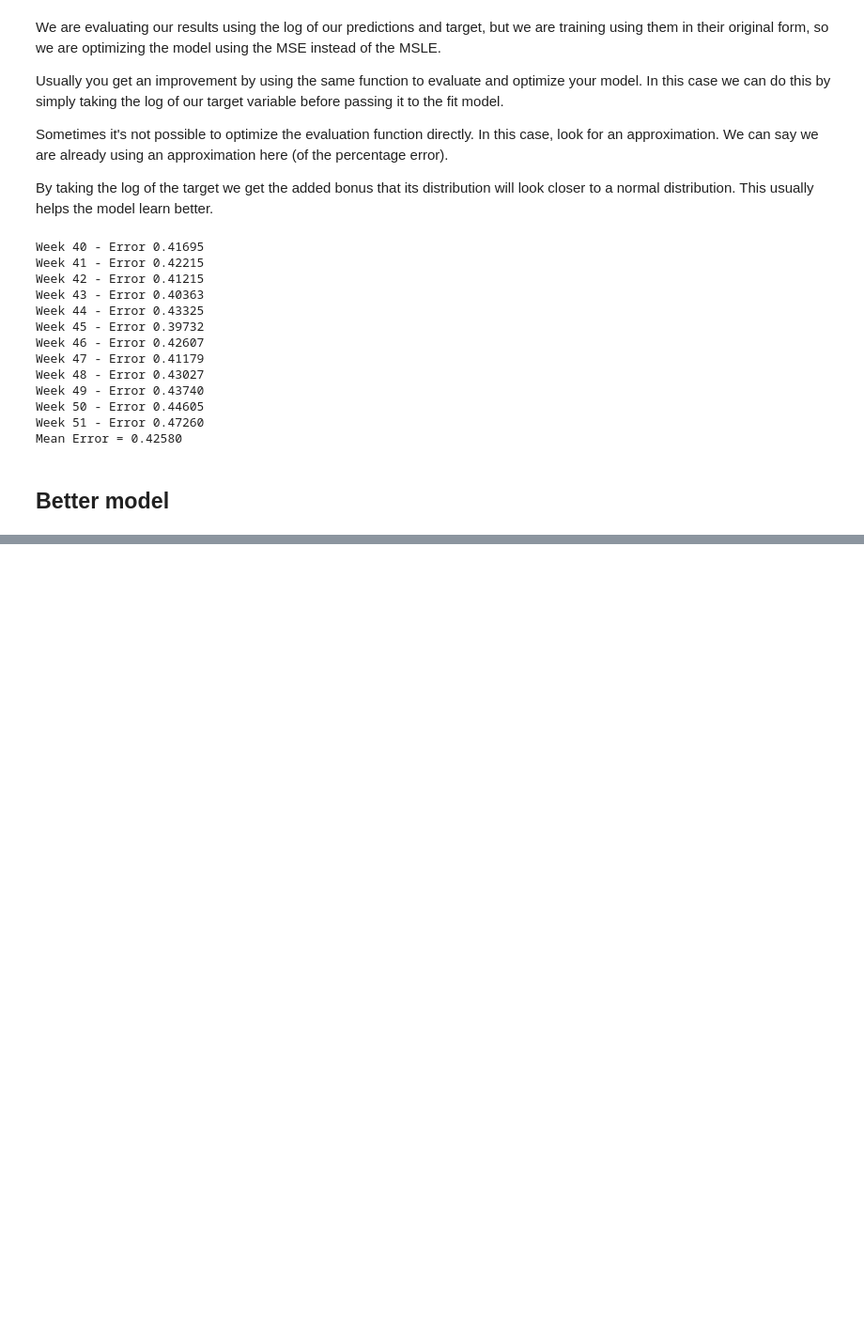
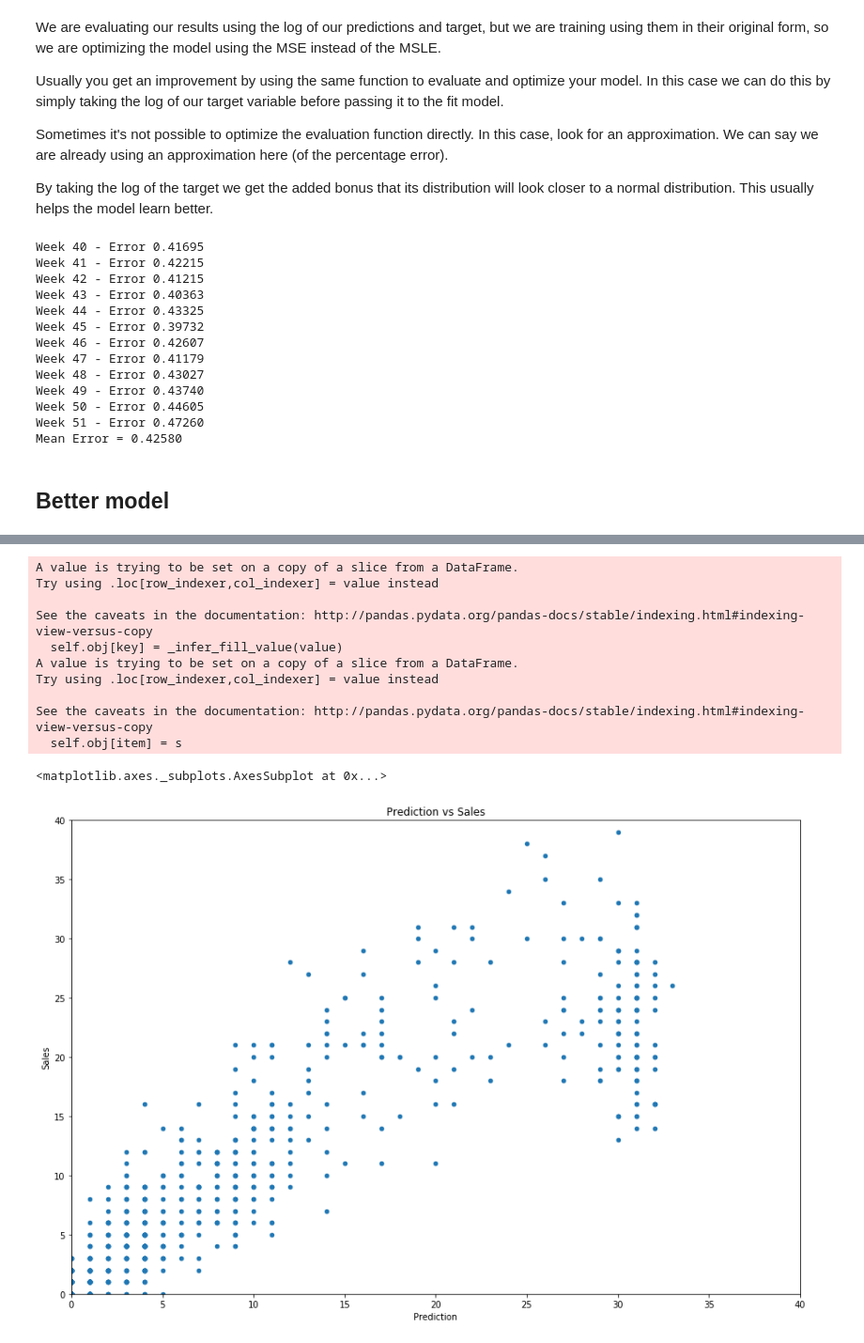
Before and after one commit to yungshun317/sklearn-time-series-forcasting-lgbm-regressor, a Jupyter notebook: sales-transactions-dataset-weekly.ipynb, the cells around one changed output, grey strips where cells are left out. Shown: that part at 94% size. Saved outputs shown, nothing was run; the diff lists cells and outputs as text; code cells hidden in the pictures; blank space fills up the shorter version.

Commit message:
Reduce the error using the LGBMRegressor

```diff
--- a/sales-transactions-dataset-weekly.ipynb
+++ b/sales-transactions-dataset-weekly.ipynb
@@ -338,0 +341,18 @@ Mean Error = 0.42580
+# %%
+mean_error = []
+for week in range(40,52):
+    train = melt4[melt4['Week'] < week]
+    val = melt4[melt4['Week'] == week]
+
+    xtr, xts = train.drop(['Sales'], axis=1), val.drop(['Sales'], axis=1)
+    ytr, yts = train['Sales'].values, val['Sales'].values
+
+    mdl = LGBMRegressor(n_estimators=1000, learning_rate=0.01)
+    mdl.fit(xtr, np.log1p(ytr))
+
+    p = np.expm1(mdl.predict(xts))
+
+    error = rmsle(yts, p)
+    print('Week %d - Error %.5f' % (week, error))
+    mean_error.append(error)
+print('Mean Error = %.5f' % np.mean(mean_error))
@@ -338,0 +373,22 @@ Mean Error = 0.42580
+# %%
+# Look at he prediction for week 52
+val.loc[:, 'Prediction'] = np.round(p)
+val.plot.scatter(x='Prediction',
+                 y='Sales',
+                 figsize=(15,10),
+                 title='Prediction vs Sales',
+                 ylim=(0,40),
+                 xlim=(0,40))
+# %% [output]
+A value is trying to be set on a copy of a slice from a DataFrame.
+Try using .loc[row_indexer,col_indexer] = value instead
+
+See the caveats in the documentation: http://pandas.pydata.org/pandas-docs/stable/indexing.html#indexing-view-versus-copy
+  self.obj[key] = _infer_fill_value(value)
+A value is trying to be set on a copy of a slice from a DataFrame.
+Try using .loc[row_indexer,col_indexer] = value instead
+
+See the caveats in the documentation: http://pandas.pydata.org/pandas-docs/stable/indexing.html#indexing-view-versus-copy
+  self.obj[item] = s
+<matplotlib.axes._subplots.AxesSubplot at 0x...>
+[figure, added]
```
Also changed, not shown: parts of 2 cells of this notebook.
